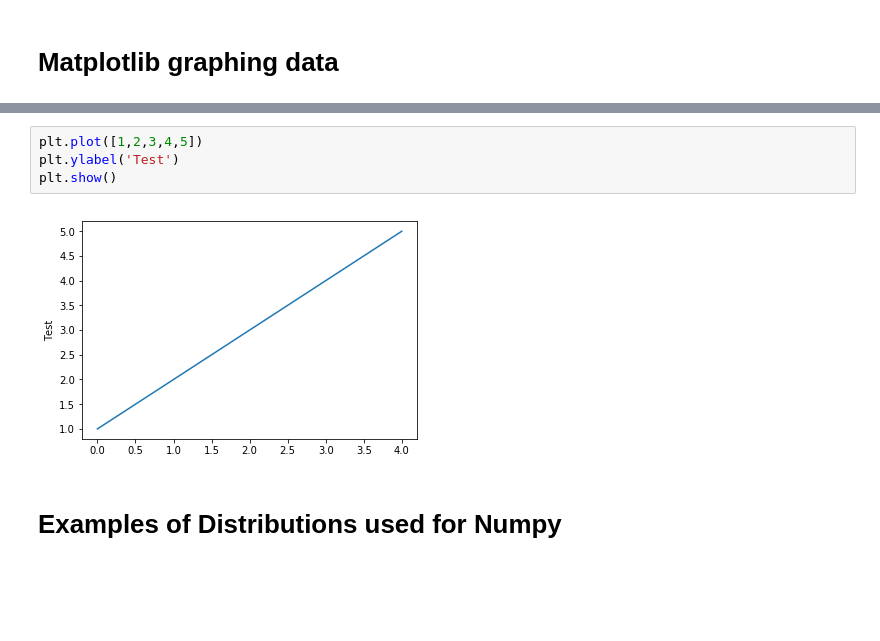
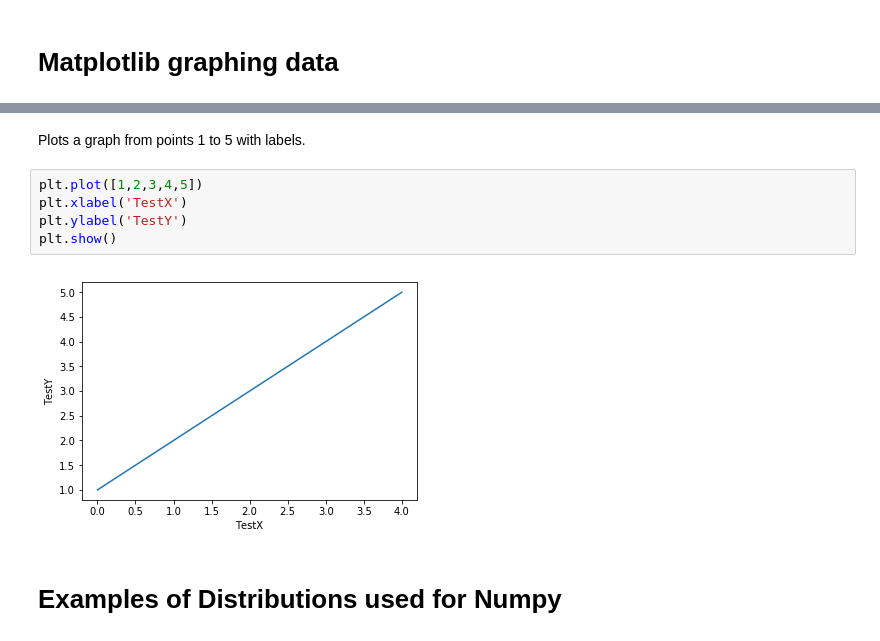
Before and after one commit to yrrag5/Emerging-Technology-Project, a Jupyter notebook: 1-Numpy/numpy-random.ipynb, the cells around one changed output, grey strips where cells are left out. Drawn from its saved outputs; the diff is of its cells as text; blank space fills up the shorter version.

```diff
--- a/1-Numpy/numpy-random.ipynb
+++ b/1-Numpy/numpy-random.ipynb
@@ -96,9 +110,12 @@ plt.hist(x)
+# %% [markdown]
+Plots a graph from points 1 to 5 with labels.
 # %%
 plt.plot([1,2,3,4,5])
-plt.ylabel('Test')
+plt.xlabel('TestX')
+plt.ylabel('TestY')
 plt.show()
 # %% [output]
-[figure, old version]
+[figure, new version]
 # %% [markdown]
 #  Examples of Distributions used for Numpy
 # %% [markdown]
```
Also changed, not shown: parts of 33 cells of this notebook, 1 other file.
